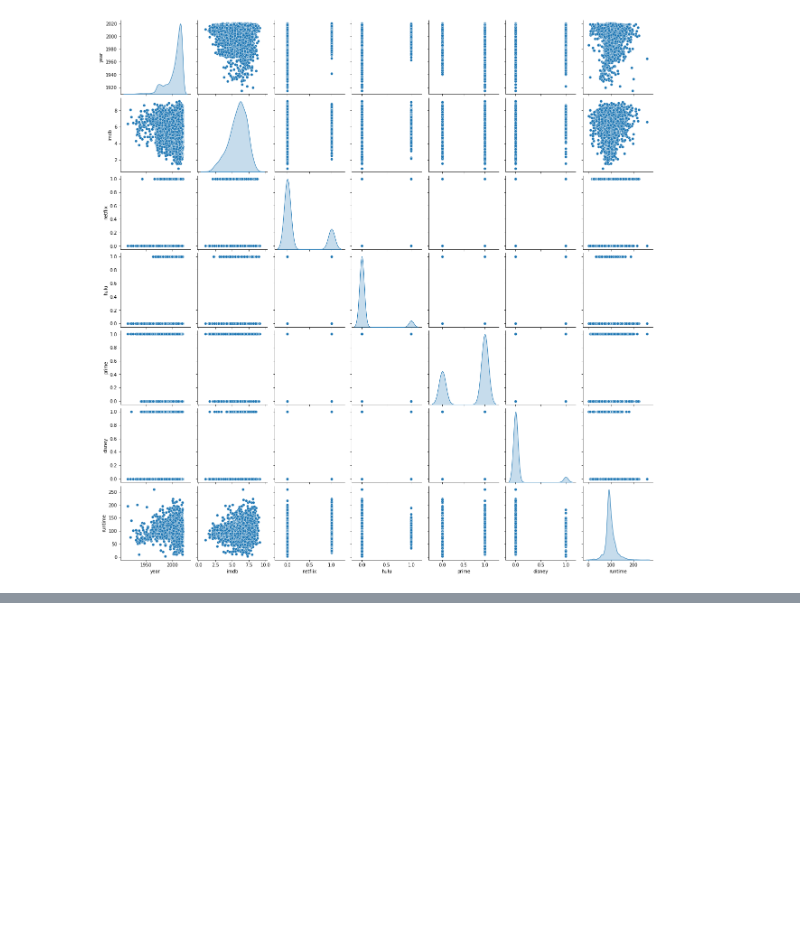
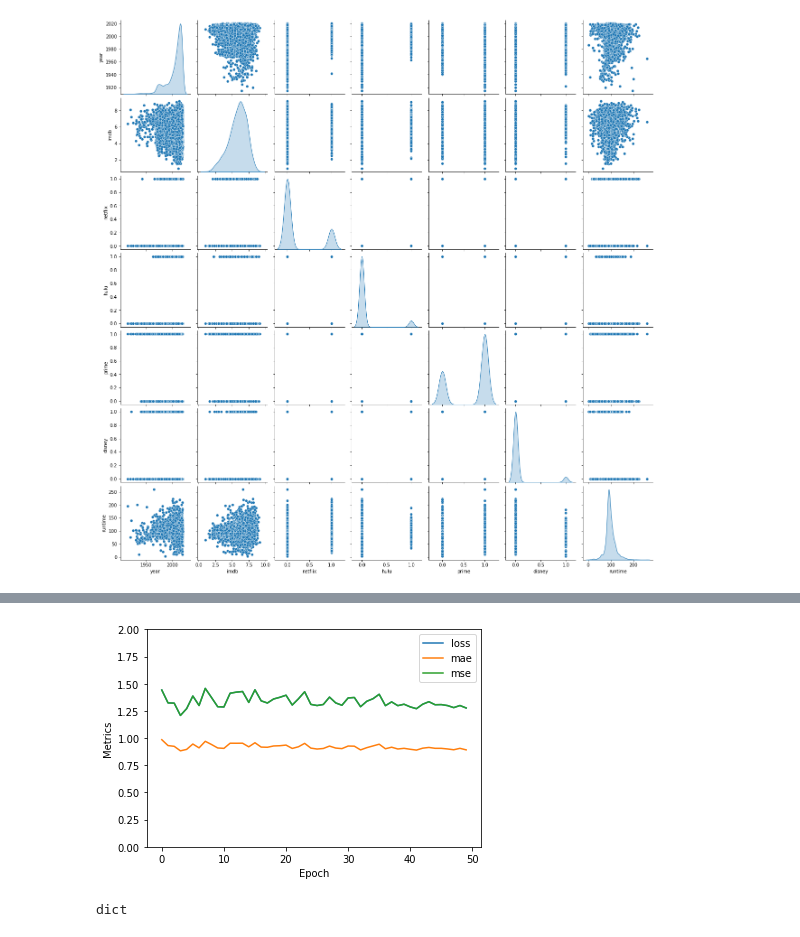
Before and after one commit to gnutzmann/movies-recommended, a Jupyter notebook: movies_imdb_regression.ipynb, the cells around one changed output, grey strips where cells are left out. Cells and saved outputs as stored; diff of their text form; code cells hidden in the pictures; blank space fills up the shorter version.

```diff
--- a/movies_imdb_regression.ipynb
+++ b/movies_imdb_regression.ipynb
@@ -446,4 +447,4 @@ keras.utils.plot_model(model, show_shapes=True, rankdir="LR")
 # %%
-model.fit(treinoDs, epochs=50, validation_data=testeDs)
+history = model.fit(treinoDs, epochs=50, validation_data=testeDs)
 # %% [output]
 Epoch 1/50
@@ -467 +489,19 @@ Epoch 50/50
+# %%
+def plot_history(history):
+  hist = pd.DataFrame(history.history)
+  hist['epoch'] = history.epoch
+
+  plt.figure()
+  plt.xlabel('Epoch')
+  plt.ylabel('Metrics')
+  plt.plot(hist['epoch'],hist['val_loss'],label='loss')
+  plt.plot(hist['epoch'],hist['val_mae'],label = 'mae')
+  plt.plot(hist['epoch'],hist['val_mse'],label = 'mse')
+  plt.ylim([0,2])
+  plt.legend()
+  plt.show()
+# %%
+plot_history(history)
+# %% [output]
+[figure, added]
 # %%
@@ -495,6 +535,10 @@ sampleNotRec = {
     "language": "English,German",
     "runtime": 134.0
 }
+# %%
+type(sampleRec)
+# %% [output]
+dict
 # %%
 input_dictRec = {name: tf.convert_to_tensor([value]) for name, value in sampleRec.items()}
 predictionsRec = model.predict(input_dictRec)
```
Also changed, not shown: parts of 17 cells of this notebook, 1 other file.
